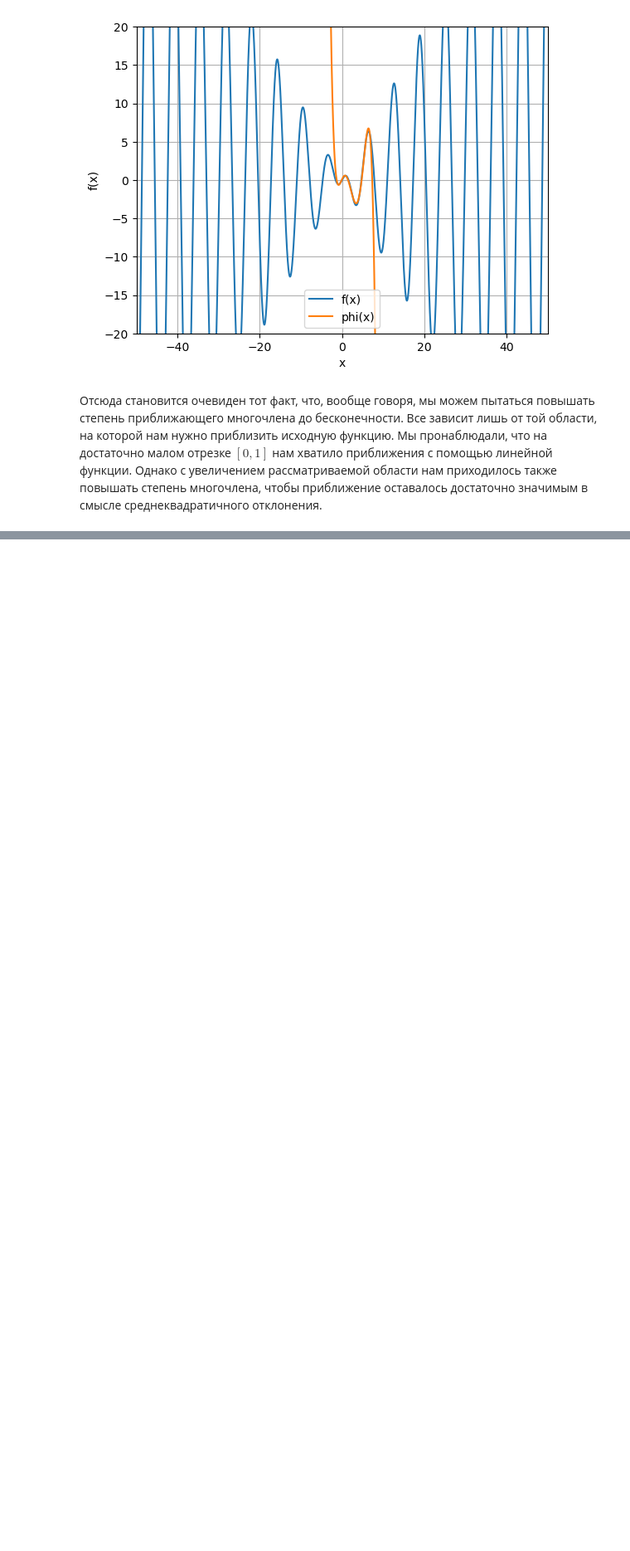
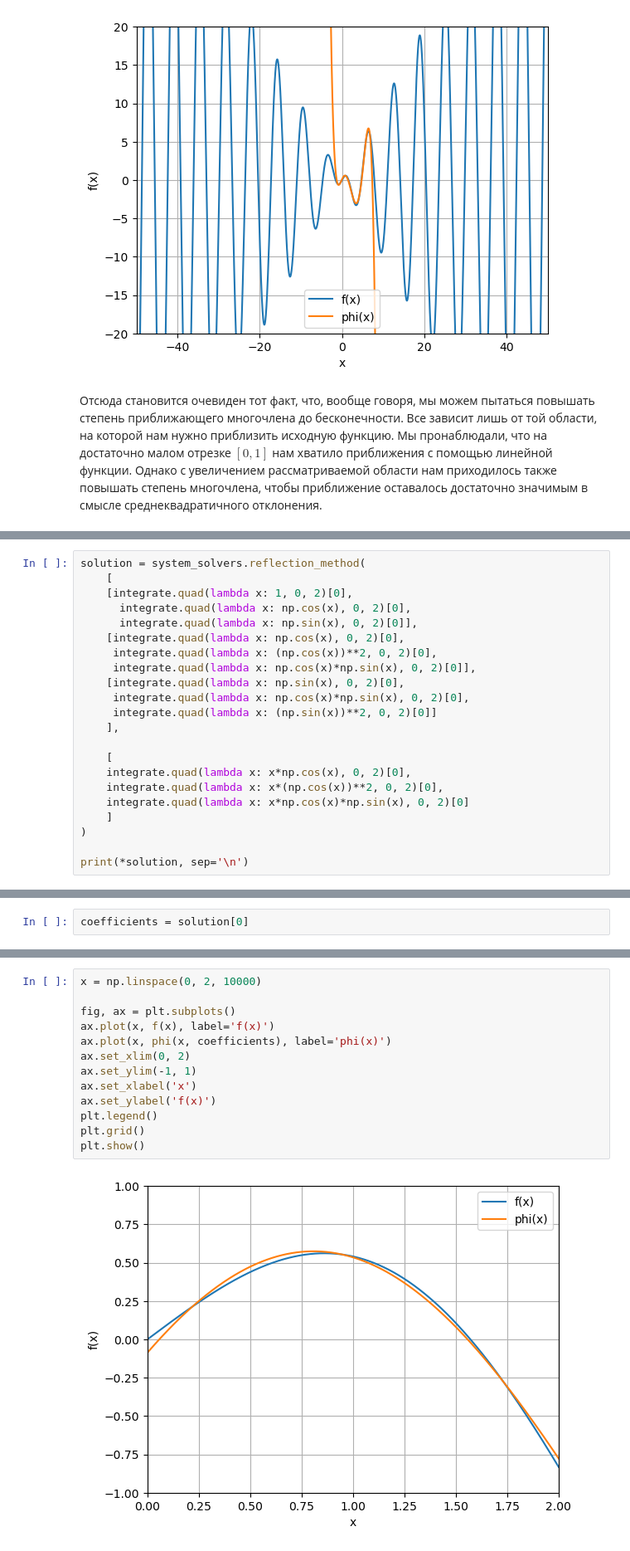
Before and after one commit to bzzdwn/BSU, a Jupyter notebook: Computational Methods/Лабораторные/2. Наилучшее среднеквадратичное приближение/function approximation.ipynb, the cells around one changed output, grey strips where cells are left out. Shown at 83% size. Drawn from its saved outputs; the diff is of its cells as text; blank space fills up the shorter version.

```diff
--- a/Computational Methods/Лабораторные/2. Наилучшее среднеквадратичное приближение/function approximation.ipynb
+++ b/Computational Methods/Лабораторные/2. Наилучшее среднеквадратичное приближение/function approximation.ipynb
@@ -429,0 +574,22 @@ plt.show()
+# %%
+solution = system_solvers.reflection_method(
+    [
+    [integrate.quad(lambda x: 1, 0, 2)[0],
+      integrate.quad(lambda x: np.cos(x), 0, 2)[0],
+      integrate.quad(lambda x: np.sin(x), 0, 2)[0]],
+    [integrate.quad(lambda x: np.cos(x), 0, 2)[0],
+     integrate.quad(lambda x: (np.cos(x))**2, 0, 2)[0],
+     integrate.quad(lambda x: np.cos(x)*np.sin(x), 0, 2)[0]],
+    [integrate.quad(lambda x: np.sin(x), 0, 2)[0],
+     integrate.quad(lambda x: np.cos(x)*np.sin(x), 0, 2)[0],
+     integrate.quad(lambda x: (np.sin(x))**2, 0, 2)[0]]
+    ],
+
+    [
+    integrate.quad(lambda x: x*np.cos(x), 0, 2)[0],
+    integrate.quad(lambda x: x*(np.cos(x))**2, 0, 2)[0],
+    integrate.quad(lambda x: x*np.cos(x)*np.sin(x), 0, 2)[0]
+    ]
+)
+
+print(*solution, sep='\n')
@@ -429,0 +600,2 @@ plt.show()
+# %%
+coefficients = solution[0]
@@ -429,0 +606,15 @@ plt.show()
+# %%
+x = np.linspace(0, 2, 10000)
+
+fig, ax = plt.subplots()
+ax.plot(x, f(x), label='f(x)')
+ax.plot(x, phi(x, coefficients), label='phi(x)')
+ax.set_xlim(0, 2)
+ax.set_ylim(-1, 1)
+ax.set_xlabel('x')
+ax.set_ylabel('f(x)')
+plt.legend()
+plt.grid()
+plt.show()
+# %% [output]
+[figure, added]
```
Also changed, not shown: parts of 72 cells of this notebook, 4 other files.
